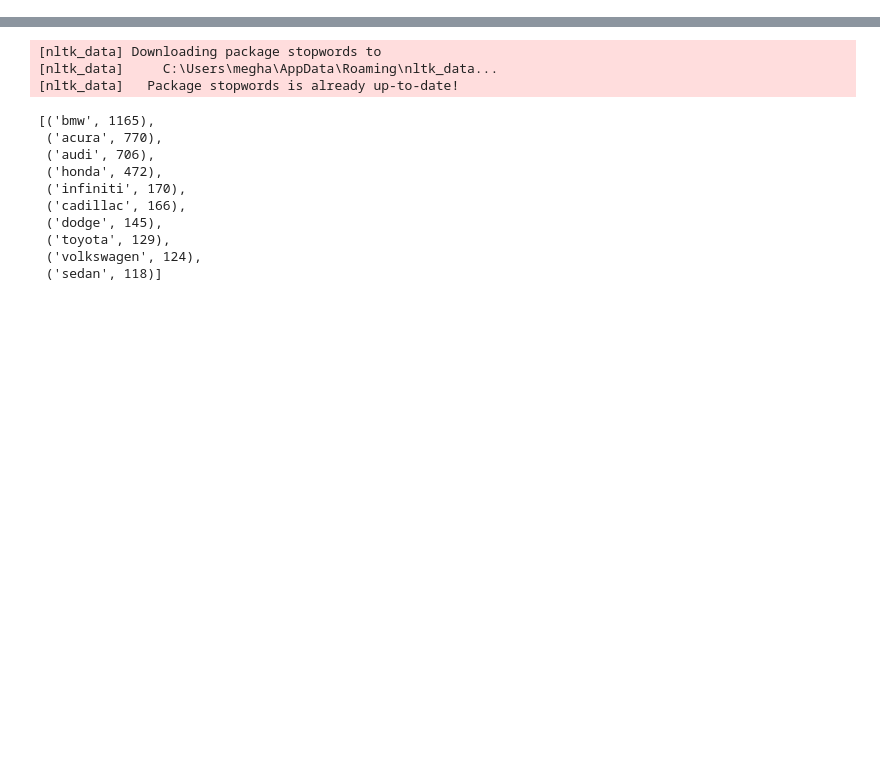
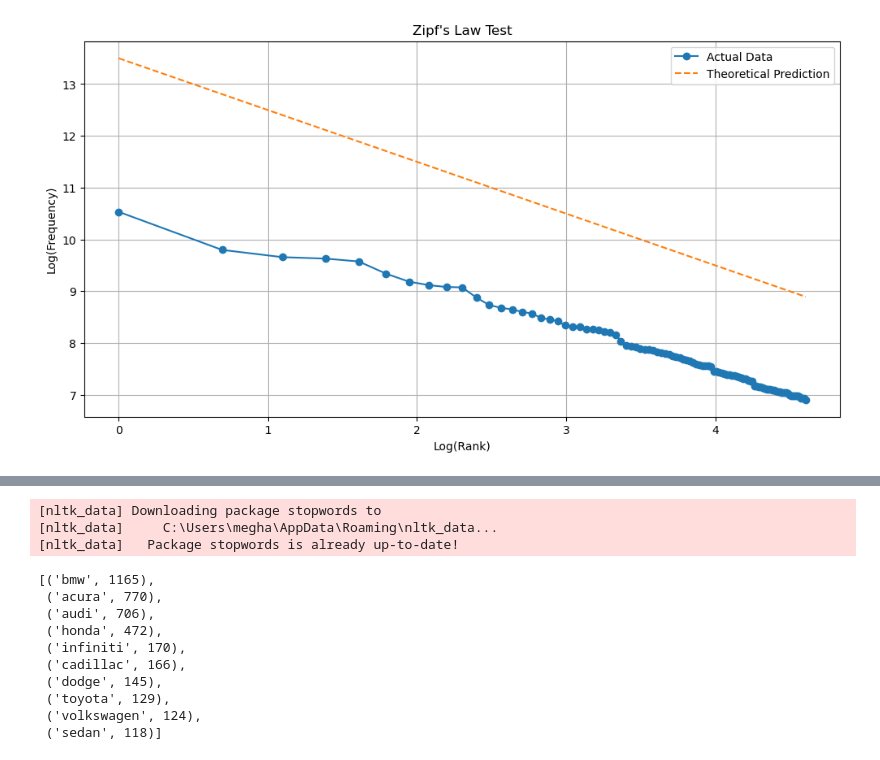
Before and after one commit to milindbhatiaa/Unstructured_Analytics, a Jupyter notebook: Homework 1/Part 2- Top 10.ipynb, the cells around one changed output, grey strips where cells are left out. Cells and saved outputs as stored; diff of their text form; code cells hidden in the pictures; blank space fills up the shorter version.

```diff
--- a/Homework 1/Part 2- Top 10.ipynb
+++ b/Homework 1/Part 2- Top 10.ipynb
@@ -14,3 +14,46 @@ for _, row in mapping_df.iterrows():
     models = row['Model'].split('|')
     for model in models:
         model_to_brand[model] = brand
+# %%
+import matplotlib.pyplot as plt
+import numpy as np
+
+# Extract the comment column
+comments = data_df[data_df['Comment'].apply(lambda x: isinstance(x, str))]['Comment']
+
+# Tokenize and preprocess the comments (remove punctuation and convert to lowercase)
+def preprocesstext(text):
+    text = re.sub(r'[^\w\s]', '', text)  # Remove punctuation
+    words = re.findall(r'\b\w+\b', text.lower())  # Tokenize and convert to lowercase
+    return words
+
+# Tokenize and preprocess the comments
+all_words = []
+for comment in comments:
+    words = preprocesstext(comment)
+    all_words.extend(words)
+
+# Calculate word frequencies
+word_frequencies = pd.Series(all_words).value_counts()
+
+# Rank words by frequency
+ranks = np.arange(1, len(word_frequencies) + 1)
+
+# Calculate the theoretical prediction for Zipf's Law
+total_words = len(all_words)
+theoretical_freq = total_words / ranks
+
+# Plot the most common 100 words and the theoretical prediction
+top_100_words = word_frequencies.head(100)
+top_100_ranks = np.arange(1, 101)  # Adjust the ranks to match the top 100 words
+plt.figure(figsize=(12, 6))
+plt.plot(np.log(top_100_ranks), np.log(top_100_words.values), marker='o', label='Actual Data')
+plt.plot(np.log(ranks[:100]), np.log(theoretical_freq[:100]), linestyle='--', label='Theoretical Prediction')
+plt.title("Zipf's Law Test")
+plt.xlabel("Log(Rank)")
+plt.ylabel("Log(Frequency)")
+plt.legend()
+plt.grid(True)
+plt.show()
+# %% [output]
+[figure, added]
```
Also changed, not shown: parts of 3 cells of this notebook.
